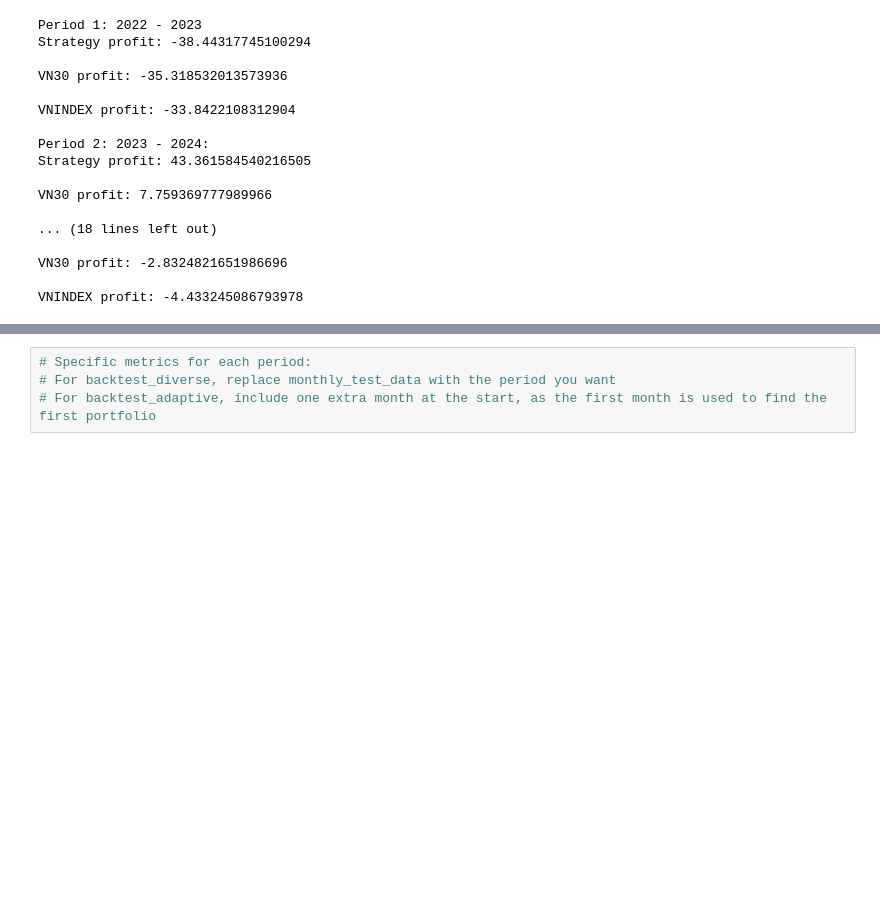
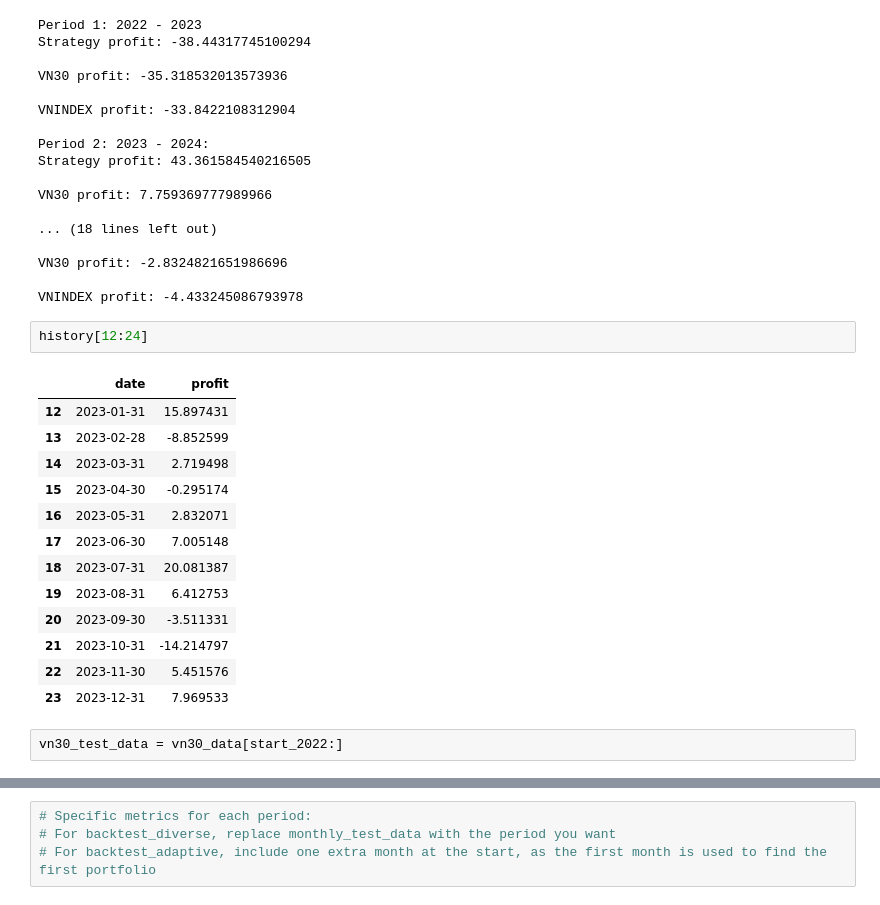
Before and after one commit to HuyVu541/An-adaptive-algorithm-utilizing-the-Fama-French-three-factor-model-for-improving-portfolios, a Jupyter notebook: FF3 Stock Selection.ipynb, the cells around one changed output, grey strips where cells are left out. Saved outputs shown, nothing was run; the diff lists cells and outputs as text; blank space fills up the shorter version.

```diff
--- a/FF3 Stock Selection.ipynb
+++ b/FF3 Stock Selection.ipynb
@@ -524,3 +524,21 @@ VN30 profit: 7.759369777989966
 VN30 profit: -2.8324821651986696
 
 VNINDEX profit: -4.433245086793978
+# %%
+history[12:24]
+# %% [output]
+|  | date | profit |
+| 12 | 2023-01-31 | 15.897431 |
+| 13 | 2023-02-28 | -8.852599 |
+| 14 | 2023-03-31 | 2.719498 |
+| 15 | 2023-04-30 | -0.295174 |
+| 16 | 2023-05-31 | 2.832071 |
+| 17 | 2023-06-30 | 7.005148 |
+| 18 | 2023-07-31 | 20.081387 |
+| 19 | 2023-08-31 | 6.412753 |
+| 20 | 2023-09-30 | -3.511331 |
+| 21 | 2023-10-31 | -14.214797 |
+| 22 | 2023-11-30 | 5.451576 |
+| 23 | 2023-12-31 | 7.969533 |
+# %%
+vn30_test_data = vn30_data[start_2022:]
```
Also changed, not shown: parts of 7 cells of this notebook.
